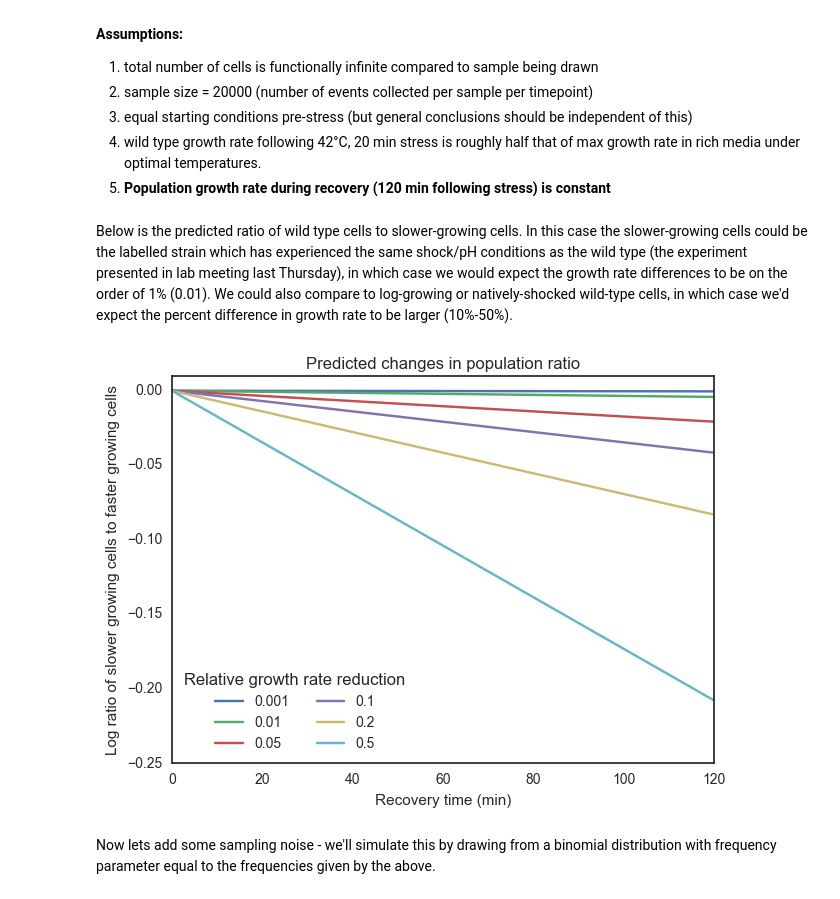
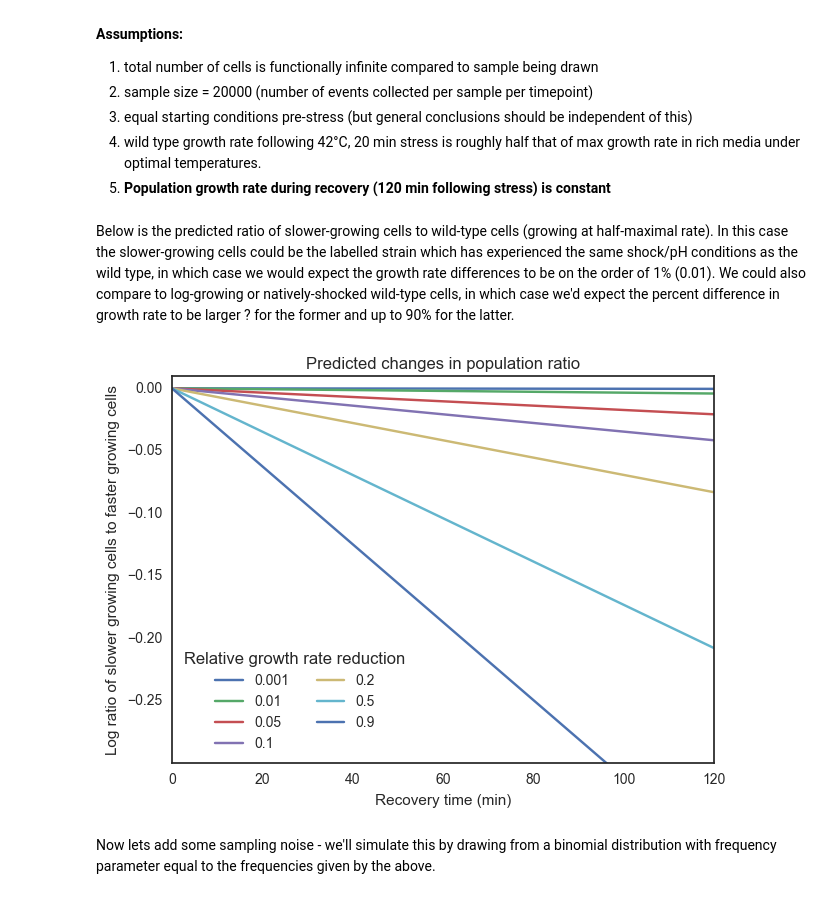
Before and after one commit to haneulyoo/agg_simv2, a Jupyter notebook: stress-growth-rate-sim.ipynb, the cells around one changed output. Saved outputs shown, nothing was run; the diff lists cells and outputs as text; code cells hidden in the pictures.

Commit message:
growth rate update

```diff
--- a/stress-growth-rate-sim.ipynb
+++ b/stress-growth-rate-sim.ipynb
@@ -32,8 +32,7 @@ t = np.linspace(0,recovery_time,recovery_time+1)
 max_growth = np.log(2) / 100
 post_stress_growth = max_growth / 2
 
-percent_differences = np.array([0.001, 0.01, 0.05, 0.1, .2, .5])
-#percent_differences = np.array([.5])
+percent_differences = np.array([0.001, 0.01, 0.05, 0.1, .2, .5, .9])
 ss = (1-percent_differences)*post_stress_growth - post_stress_growth
 
 # This makes an array of arrays - switch to one array with a row for each condition?
@@ -48,20 +47,20 @@ for i, s in enumerate(ss):
 # Convert from odds space to frequency space using r / (1 + r)
 predicted_freq = predicted_ratio/(predicted_ratio+1)
 # %% [markdown]
-Below is the predicted ratio of wild type cells to slower-growing cells. In this case the slower-growing cells could be the labelled strain which has experienced the same shock/pH conditions as the wild type (the experiment presented in lab meeting last Thursday), in which case we would expect the growth rate differences to be on the order of 1% (0.01). We could also compare to log-growing or natively-shocked wild-type cells, in which case we'd expect the percent difference in growth rate to be larger (10%-50%).
+Below is the predicted ratio of slower-growing cells to wild-type cells (growing at half-maximal rate). In this case the slower-growing cells could be the labelled strain which has experienced the same shock/pH conditions as the wild type, in which case we would expect the growth rate differences to be on the order of 1% (0.01). We could also compare to log-growing or natively-shocked wild-type cells, in which case we'd expect the percent difference in growth rate to be larger ? for the former and up to 90% for the latter.
 # %%
 f,ax = plt.subplots(figsize = (7,5))
 for i, s in enumerate(predicted_ratio):
     ax.plot(t, np.log(s), label=str(percent_differences[i]))
 
-ax.set_ylim((-.25,.01))
+ax.set_ylim((-.3,.01))
 ax.legend(loc = 'lower left', fancybox=True, title = "Relative growth rate reduction", ncol=2)
 ax.set_xlabel('Recovery time (min)')
 ax.set_ylabel('Log ratio of slower growing cells to faster growing cells')
 ax.set_title('Predicted changes in population ratio')
 plt.show()
 # %% [output]
-[figure, old version]
+[figure, new version]
 # %% [markdown]
 Now lets add some sampling noise - we'll simulate this by drawing from a binomial distribution with frequency parameter equal to the frequencies given by the above.
 # %%
```
Also changed, not shown: parts of 5 cells of this notebook.
